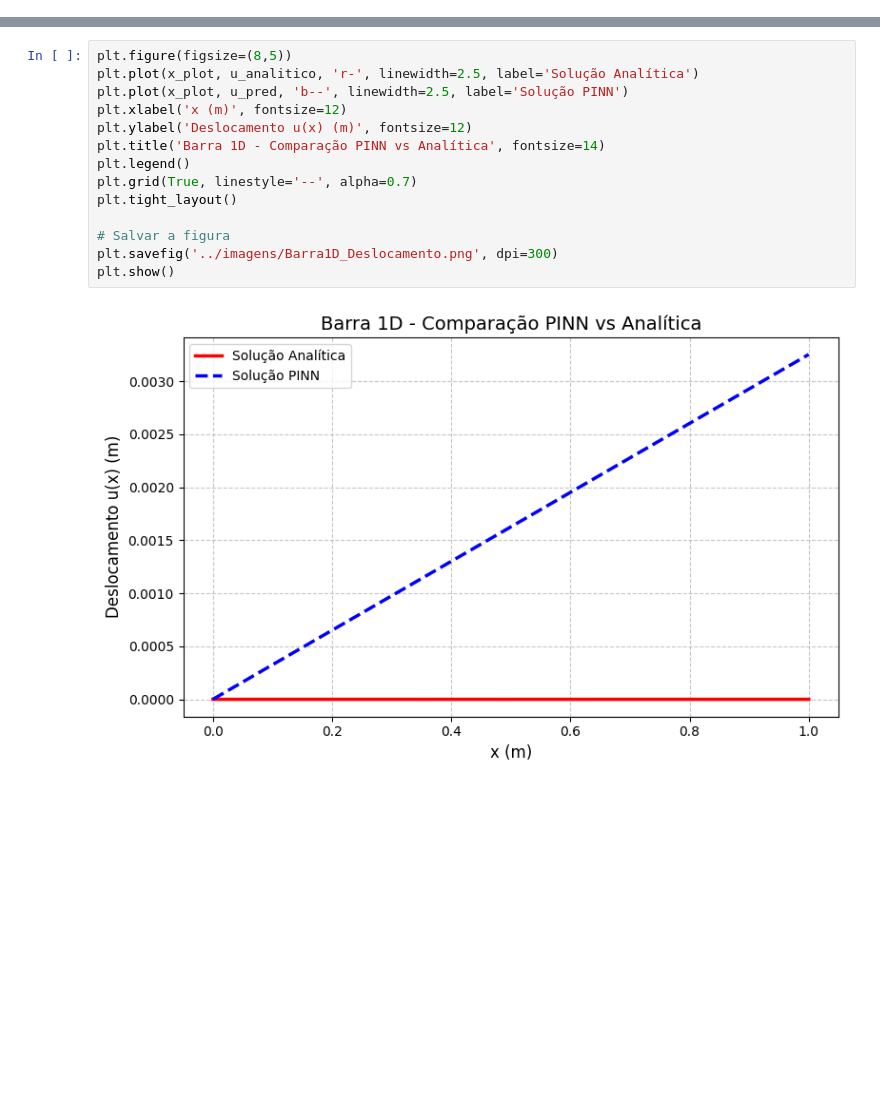
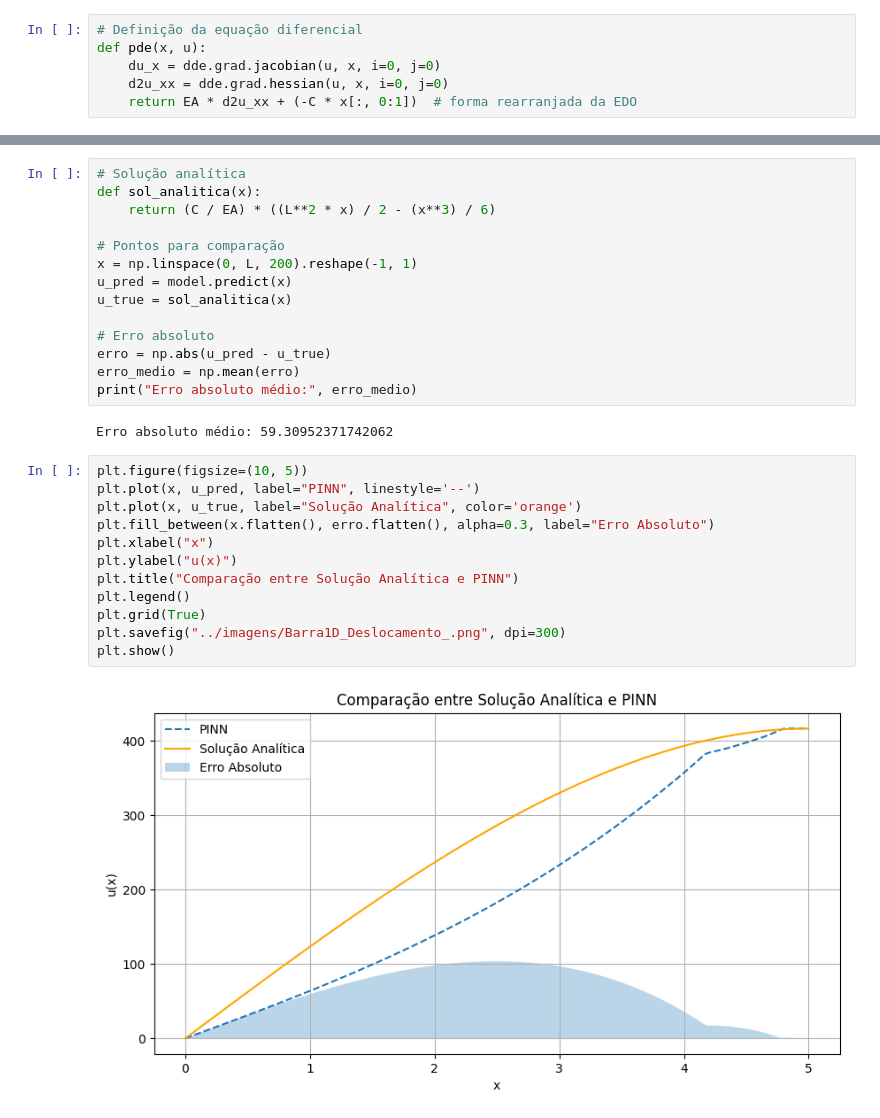
Before and after one commit to natansv/Natan_Silva_AtvPINN_AE3, a Jupyter notebook: 01_barra_1D/01_Barra_1D_PINN.ipynb, the cells around one changed output, grey strips where cells are left out. Drawn from its saved outputs; the diff is of its cells as text; blank space fills up the shorter version.

```diff
--- a/01_barra_1D/01_Barra_1D_PINN.ipynb
+++ b/01_barra_1D/01_Barra_1D_PINN.ipynb
@@ -155,0 +43,6 @@ Epoch 4500 - Loss: 2006345600.000000
+# %%
+# Definição da equação diferencial
+def pde(x, u):
+    du_x = dde.grad.jacobian(u, x, i=0, j=0)
+    d2u_xx = dde.grad.hessian(u, x, i=0, j=0)
+    return EA * d2u_xx + (-C * x[:, 0:1])  # forma rearranjada da EDO
@@ -156,16 +105,30 @@ Epoch 4500 - Loss: 2006345600.000000
+# %%
+# Solução analítica
+def sol_analitica(x):
+    return (C / EA) * ((L**2 * x) / 2 - (x**3) / 6)
+
+# Pontos para comparação
+x = np.linspace(0, L, 200).reshape(-1, 1)
+u_pred = model.predict(x)
+u_true = sol_analitica(x)
+
+# Erro absoluto
+erro = np.abs(u_pred - u_true)
+erro_medio = np.mean(erro)
+print("Erro absoluto médio:", erro_medio)
+# %% [output]
+Erro absoluto médio: 59.30952371742062
 # %%
-plt.figure(figsize=(8,5))
-plt.plot(x_plot, u_analitico, 'r-', linewidth=2.5, label='Solução Analítica')
-plt.plot(x_plot, u_pred, 'b--', linewidth=2.5, label='Solução PINN')
-plt.xlabel('x (m)', fontsize=12)
-plt.ylabel('Deslocamento u(x) (m)', fontsize=12)
-plt.title('Barra 1D - Comparação PINN vs Analítica', fontsize=14)
+plt.figure(figsize=(10, 5))
+plt.plot(x, u_pred, label="PINN", linestyle='--')
+plt.plot(x, u_true, label="Solução Analítica", color='orange')
+plt.fill_between(x.flatten(), erro.flatten(), alpha=0.3, label="Erro Absoluto")
+plt.xlabel("x")
+plt.ylabel("u(x)")
+plt.title("Comparação entre Solução Analítica e PINN")
 plt.legend()
-plt.grid(True, linestyle='--', alpha=0.7)
-plt.tight_layout()
-
-# Salvar a figura
-plt.savefig('../imagens/Barra1D_Deslocamento.png', dpi=300)
+plt.grid(True)
+plt.savefig("../imagens/Barra1D_Deslocamento_.png", dpi=300)
 plt.show()
 # %% [output]
-[figure, old version]
+[figure, new version]
```
Also changed, not shown: parts of 11 cells of this notebook, 4 other files.
